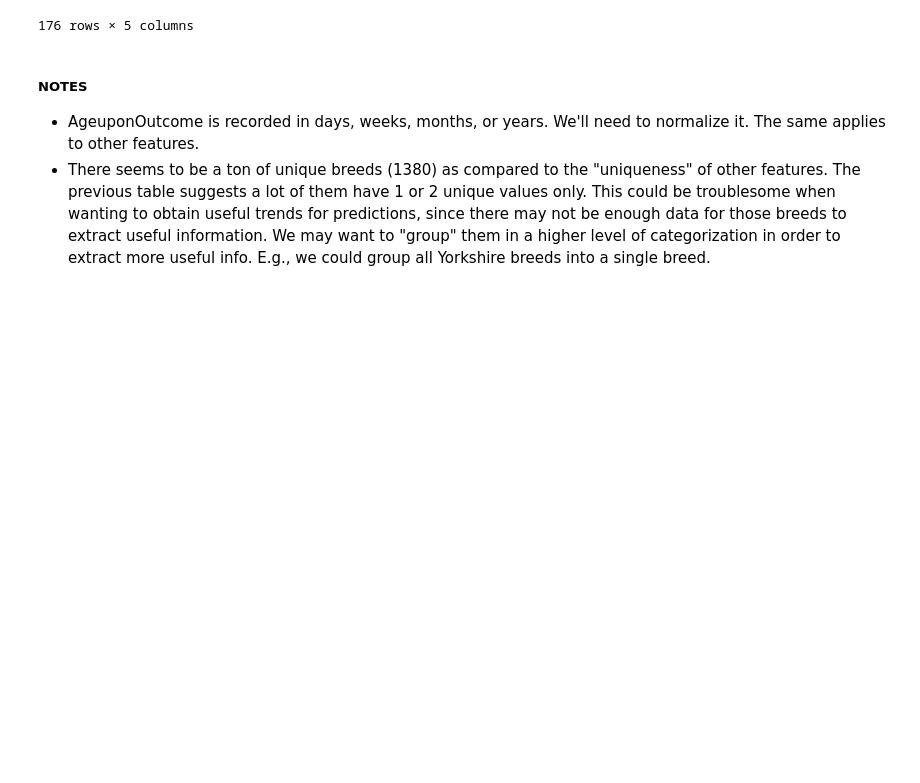
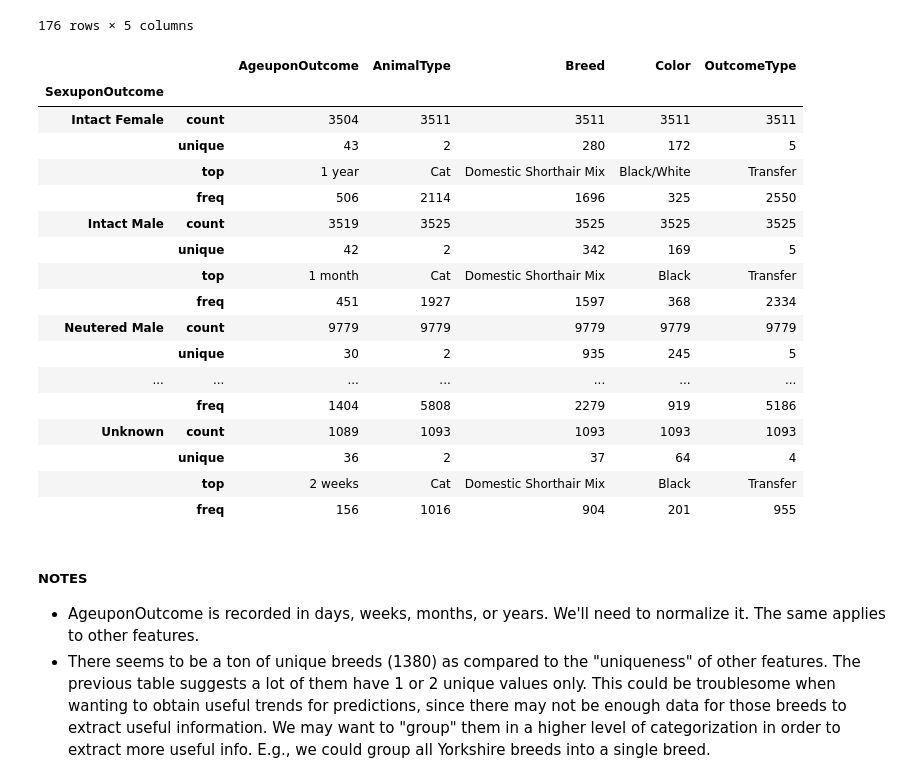
Before and after one commit to iterativo/machine-learning-nanodegree, a Jupyter notebook: projects/capstone/project/capstone_notebook.ipynb, the cells around one changed output. Cells and saved outputs as stored; diff of their text form; code cells hidden in the pictures; blank space fills up the shorter version.

```diff
--- a/projects/capstone/project/capstone_notebook.ipynb
+++ b/projects/capstone/project/capstone_notebook.ipynb
@@ -205,6 +251,28 @@ ageuponoutcome_groupby.describe()
 |  | top | Dog | Domestic Shorthair Mix | Black/White | Return_to_owner | Spayed Female |
 |  | freq | 226 | 41 | 27 | 113 | 142 |
 176 rows × 5 columns
+# %%
+sexuponoutcome_groupby = train_data.groupby('SexuponOutcome')
+sexuponoutcome_groupby.describe()
+# %% [output]
+|  |  | AgeuponOutcome | AnimalType | Breed | Color | OutcomeType |
+| SexuponOutcome |  |  |  |  |  |  |
+| Intact Female | count | 3504 | 3511 | 3511 | 3511 | 3511 |
+|  | unique | 43 | 2 | 280 | 172 | 5 |
+|  | top | 1 year | Cat | Domestic Shorthair Mix | Black/White | Transfer |
+|  | freq | 506 | 2114 | 1696 | 325 | 2550 |
+| Intact Male | count | 3519 | 3525 | 3525 | 3525 | 3525 |
+|  | unique | 42 | 2 | 342 | 169 | 5 |
+|  | top | 1 month | Cat | Domestic Shorthair Mix | Black | Transfer |
+|  | freq | 451 | 1927 | 1597 | 368 | 2334 |
+| Neutered Male | count | 9779 | 9779 | 9779 | 9779 | 9779 |
+|  | unique | 30 | 2 | 935 | 245 | 5 |
+| ... | ... | ... | ... | ... | ... | ... |
+|  | freq | 1404 | 5808 | 2279 | 919 | 5186 |
+| Unknown | count | 1089 | 1093 | 1093 | 1093 | 1093 |
+|  | unique | 36 | 2 | 37 | 64 | 4 |
+|  | top | 2 weeks | Cat | Domestic Shorthair Mix | Black | Transfer |
+|  | freq | 156 | 1016 | 904 | 201 | 955 |
 # %% [markdown]
 ##### NOTES
 
```
Also changed, not shown: parts of 13 cells of this notebook, 1 other file.
